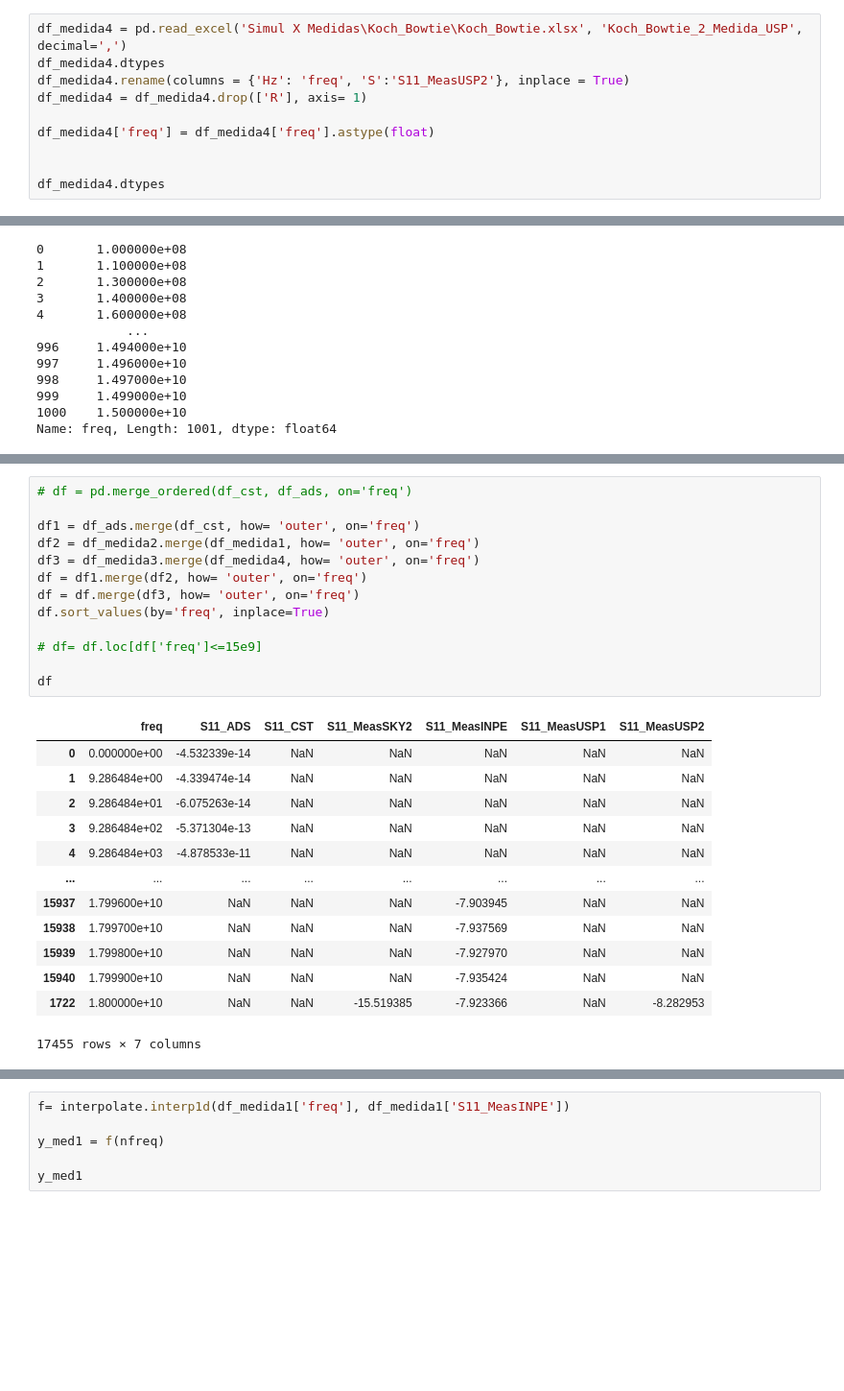
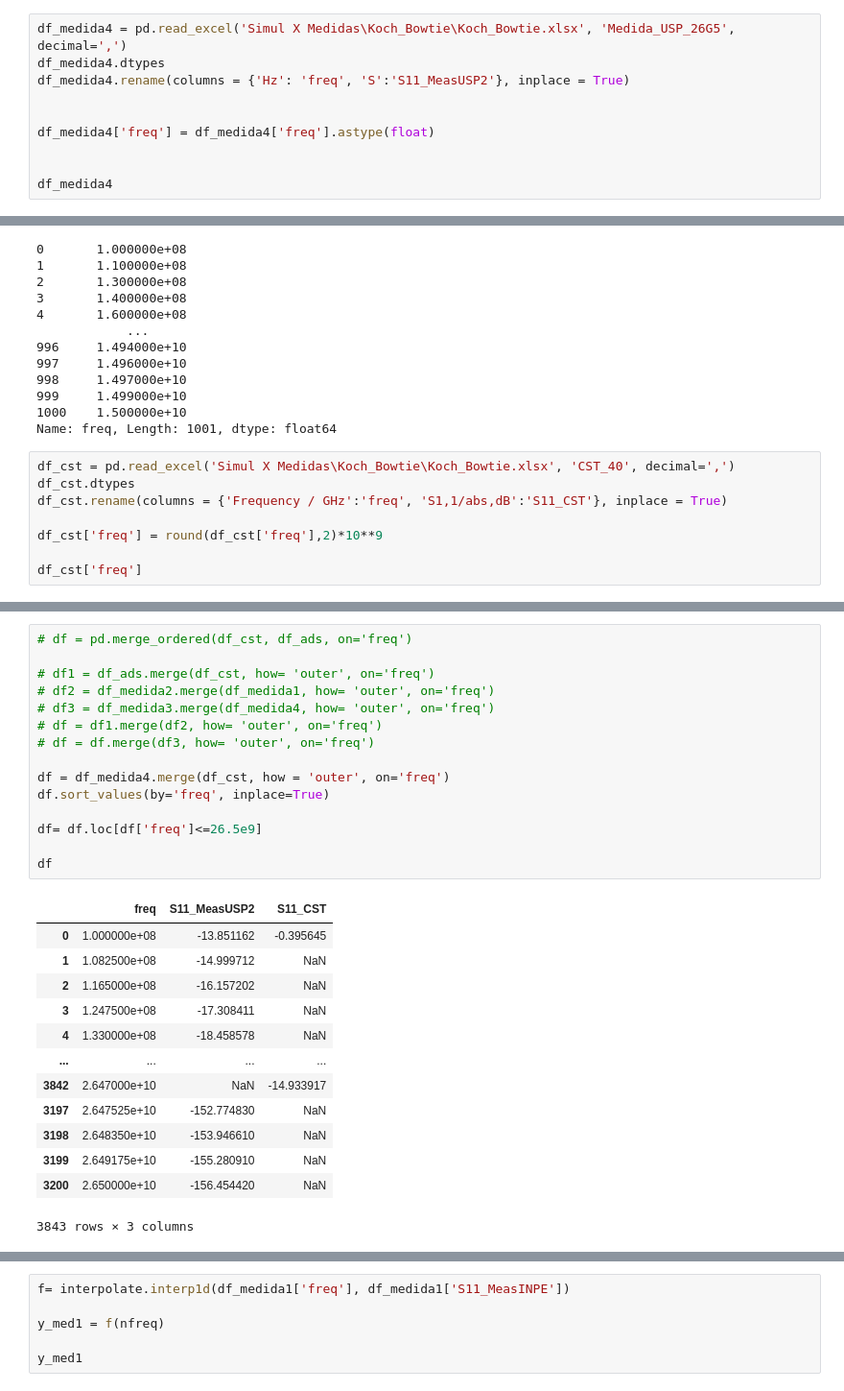
Before and after one commit to stefanorezende/S11_Analysis, a Jupyter notebook: 0_Koch_Bowtie_Simul_x_Medidas_plot.ipynb, the cells around one changed output, grey strips where cells are left out. Shown: that part at 96% size. Cells and saved outputs as stored; diff of their text form; blank space fills up the shorter version.

```diff
--- a/0_Koch_Bowtie_Simul_x_Medidas_plot.ipynb
+++ b/0_Koch_Bowtie_Simul_x_Medidas_plot.ipynb
@@ -60,13 +70,13 @@ freq            float64
 S11_MeasUSP1    float64
 dtype: object
 # %%
-df_medida4 = pd.read_excel('Simul X Medidas\Koch_Bowtie\Koch_Bowtie.xlsx', 'Koch_Bowtie_2_Medida_USP', decimal=',')
+df_medida4 = pd.read_excel('Simul X Medidas\Koch_Bowtie\Koch_Bowtie.xlsx', 'Medida_USP_26G5', decimal=',')
 df_medida4.dtypes
 df_medida4.rename(columns = {'Hz': 'freq', 'S':'S11_MeasUSP2'}, inplace = True)
-df_medida4 = df_medida4.drop(['R'], axis= 1)
+
 
 df_medida4['freq'] = df_medida4['freq'].astype(float)
 
 
-df_medida4.dtypes
+df_medida4
 # %% [output]
@@ -106,3 +126,11 @@ df_cst['freq']
 999     1.499000e+10
 1000    1.500000e+10
 Name: freq, Length: 1001, dtype: float64
+# %%
+df_cst = pd.read_excel('Simul X Medidas\Koch_Bowtie\Koch_Bowtie.xlsx', 'CST_40', decimal=',')
+df_cst.dtypes
+df_cst.rename(columns = {'Frequency / GHz':'freq', 'S1,1/abs,dB':'S11_CST'}, inplace = True)
+
+df_cst['freq'] = round(df_cst['freq'],2)*10**9
+
+df_cst['freq']
@@ -109,28 +150,30 @@ Name: freq, Length: 1001, dtype: float64
 # %%
 # df = pd.merge_ordered(df_cst, df_ads, on='freq')
 
-df1 = df_ads.merge(df_cst, how= 'outer', on='freq')
-df2 = df_medida2.merge(df_medida1, how= 'outer', on='freq')
-df3 = df_medida3.merge(df_medida4, how= 'outer', on='freq')
-df = df1.merge(df2, how= 'outer', on='freq')
-df = df.merge(df3, how= 'outer', on='freq')
+# df1 = df_ads.merge(df_cst, how= 'outer', on='freq')
+# df2 = df_medida2.merge(df_medida1, how= 'outer', on='freq')
+# df3 = df_medida3.merge(df_medida4, how= 'outer', on='freq')
+# df = df1.merge(df2, how= 'outer', on='freq')
+# df = df.merge(df3, how= 'outer', on='freq')
+
+df = df_medida4.merge(df_cst, how = 'outer', on='freq')
 df.sort_values(by='freq', inplace=True)
 
-# df= df.loc[df['freq']<=15e9]
+df= df.loc[df['freq']<=26.5e9]
 
 df
 # %% [output]
-|  | freq | S11_ADS | S11_CST | S11_MeasSKY2 | S11_MeasINPE | S11_MeasUSP1 | S11_MeasUSP2 |
-| 0 | 0.000000e+00 | -4.532339e-14 | NaN | NaN | NaN | NaN | NaN |
-| 1 | 9.286484e+00 | -4.339474e-14 | NaN | NaN | NaN | NaN | NaN |
-| 2 | 9.286484e+01 | -6.075263e-14 | NaN | NaN | NaN | NaN | NaN |
-| 3 | 9.286484e+02 | -5.371304e-13 | NaN | NaN | NaN | NaN | NaN |
-| 4 | 9.286484e+03 | -4.878533e-11 | NaN | NaN | NaN | NaN | NaN |
-| ... | ... | ... | ... | ... | ... | ... | ... |
-| 15937 | 1.799600e+10 | NaN | NaN | NaN | -7.903945 | NaN | NaN |
-| 15938 | 1.799700e+10 | NaN | NaN | NaN | -7.937569 | NaN | NaN |
-| 15939 | 1.799800e+10 | NaN | NaN | NaN | -7.927970 | NaN | NaN |
-| 15940 | 1.799900e+10 | NaN | NaN | NaN | -7.935424 | NaN | NaN |
-| 1722 | 1.800000e+10 | NaN | NaN | -15.519385 | -7.923366 | NaN | -8.282953 |
+|  | freq | S11_MeasUSP2 | S11_CST |
+| 0 | 1.000000e+08 | -13.851162 | -0.395645 |
+| 1 | 1.082500e+08 | -14.999712 | NaN |
+| 2 | 1.165000e+08 | -16.157202 | NaN |
+| 3 | 1.247500e+08 | -17.308411 | NaN |
+| 4 | 1.330000e+08 | -18.458578 | NaN |
+| ... | ... | ... | ... |
+| 3842 | 2.647000e+10 | NaN | -14.933917 |
+| 3197 | 2.647525e+10 | -152.774830 | NaN |
+| 3198 | 2.648350e+10 | -153.946610 | NaN |
+| 3199 | 2.649175e+10 | -155.280910 | NaN |
+| 3200 | 2.650000e+10 | -156.454420 | NaN |
-17455 rows × 7 columns
+3843 rows × 3 columns
 # %%
```
Also changed, not shown: parts of 8 cells of this notebook, 13 other files.
